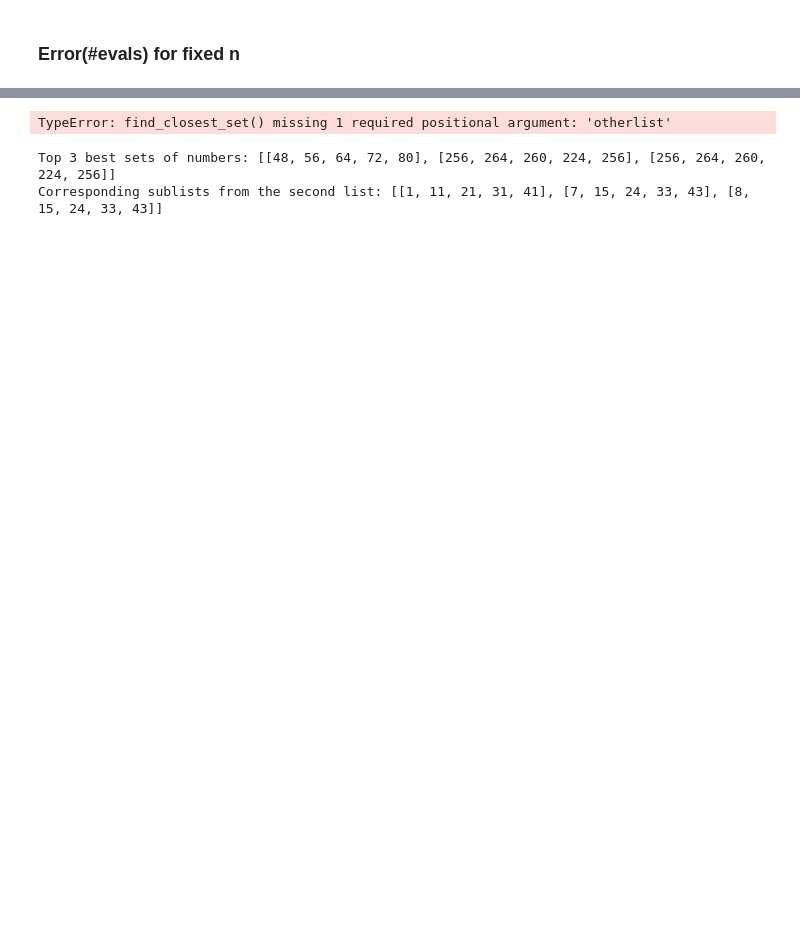
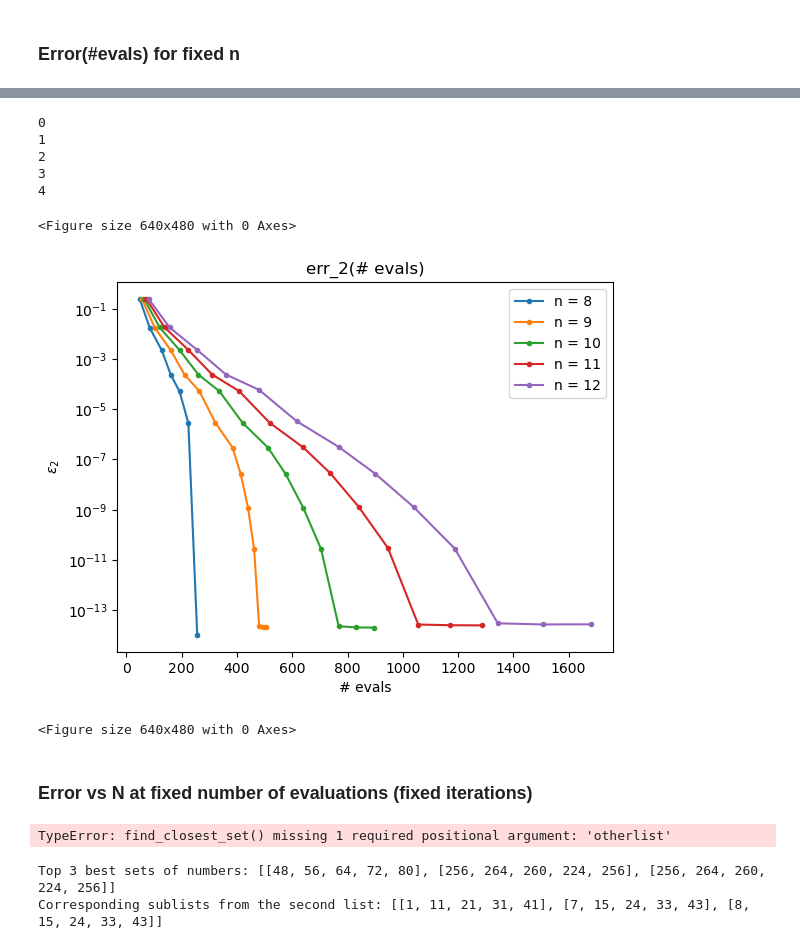
Before and after one commit to gconcheri/Student-Research-Job, a Jupyter notebook: Correlation_function/Corrfunc_LsiteaccumulativeTCI_relevant_plots_new.ipynb, the cells around one changed output, grey strips where cells are left out. Cells and saved outputs as stored; diff of their text form; code cells hidden in the pictures; blank space fills up the shorter version.

```diff
--- a/Correlation_function/Corrfunc_LsiteaccumulativeTCI_relevant_plots_new.ipynb
+++ b/Correlation_function/Corrfunc_LsiteaccumulativeTCI_relevant_plots_new.ipynb
@@ -108,3 +233,27 @@ print(err2list_transpose)
+# %%
+#same plot as before for model 0, but with trimmed list (no errors with same # of evals)
+for idx, i in enumerate(nlist):
+    print(idx)
+    plt.plot(eval_transpose_trimmed[idx], err2_transpose_trimmed[idx], '.-', label = f'n = {i}')
+plt.xlabel('# evals')
+plt.ylabel(r'$\epsilon_2$')
+plt.title('err_2(# evals)')
+plt.yscale('log')
+plt.legend()
+plt.figure()
+
+#plt.plot(Nlist, [exp_func(N,11,6.9, 1) for N in Nlist])
+# %% [output]
+0
+1
+2
+3
+4
+<Figure size 640x480 with 0 Axes>
+[figure, added]
+<Figure size 640x480 with 0 Axes>
+# %% [markdown]
+### Error vs N at fixed number of evaluations (fixed iterations)
 # %%
 #given a list of sublists as input:
 # we create list by picking one number from each sublist such that the numbers
```
Also changed, not shown: parts of 21 cells of this notebook, 2 other files.
